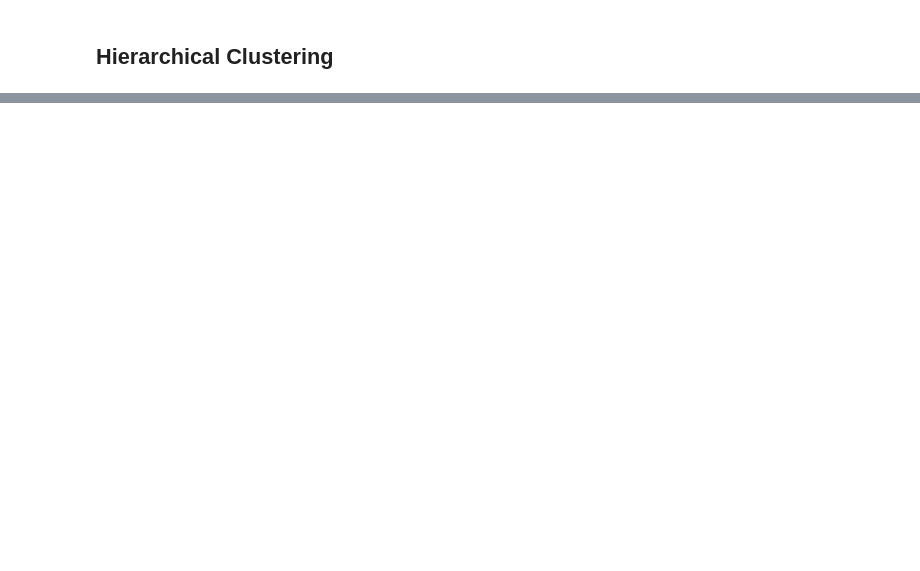
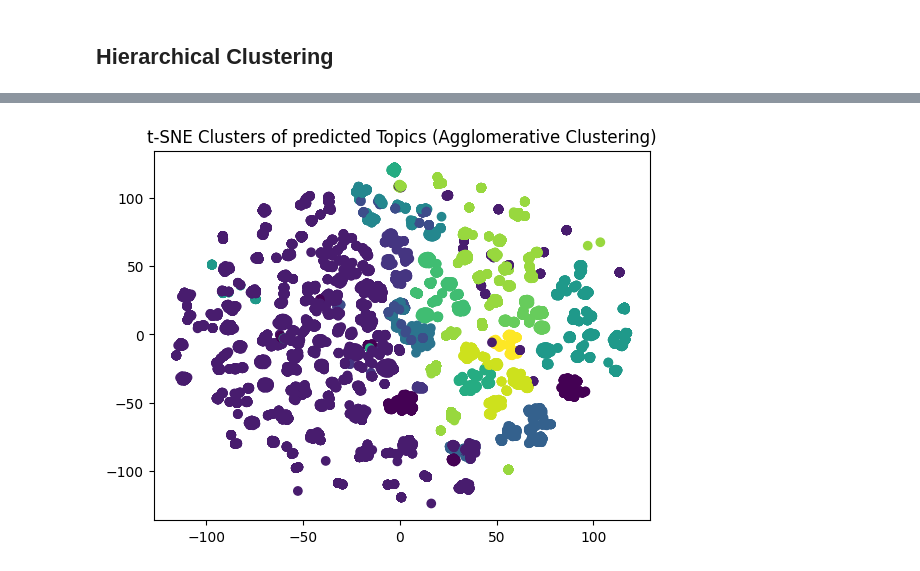
Before and after one commit to sujayrittikar/AML_Assignment_1, a Jupyter notebook: clustering.ipynb, the cells around one changed output, grey strips where cells are left out. Drawn from its saved outputs; the diff is of its cells as text; code cells hidden in the pictures; blank space fills up the shorter version.

```diff
--- a/clustering.ipynb
+++ b/clustering.ipynb
@@ -187,0 +192,11 @@ np.float64(0.5216906135448985)
+# %%
+# Apply t-SNE
+tsne = TSNE(n_components=2, random_state=42)
+tsne_features = tsne.fit_transform(df_encoded.drop(columns='Cluster_Agglomerative').values)
+
+# Plot t-SNE results
+plt.scatter(tsne_features[:, 0], tsne_features[:, 1], c=df_encoded["Cluster_Agglomerative"].astype('category').cat.codes, cmap='viridis')
+plt.title("t-SNE Clusters of predicted Topics (Agglomerative Clustering)")
+plt.show()
+# %% [output]
+[figure, added]
```
Also changed, not shown: parts of 16 cells of this notebook, 2 other files.
